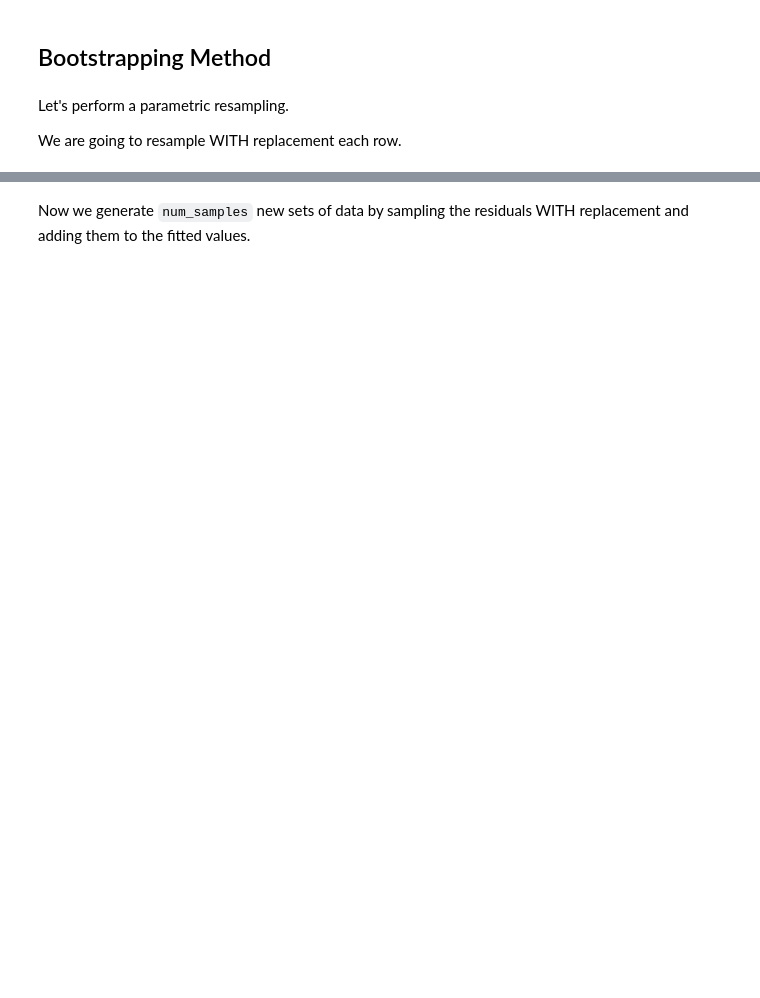
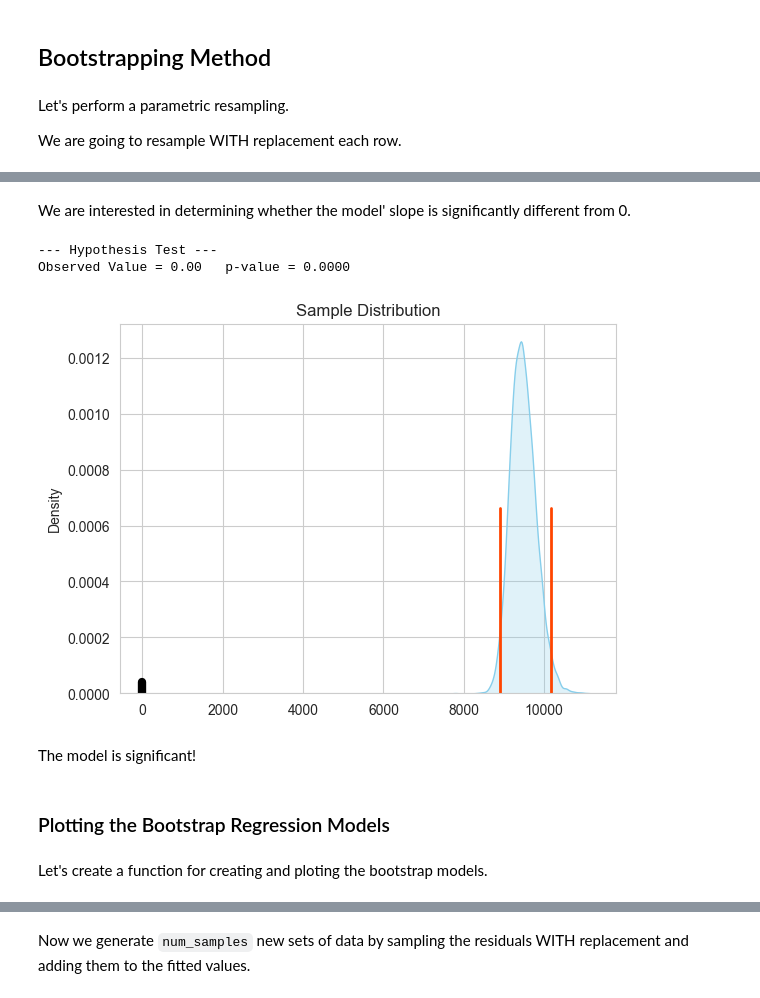
Before and after one commit to Goliath-Research/Computational-Statistics, a Jupyter notebook: 05-Forecasting/05-Boot_SimpleLinearReg.ipynb, the cells around one changed output, grey strips where cells are left out. Saved outputs shown, nothing was run; the diff lists cells and outputs as text; code cells hidden in the pictures; blank space fills up the shorter version.

```diff
--- a/05-Forecasting/05-Boot_SimpleLinearReg.ipynb
+++ b/05-Forecasting/05-Boot_SimpleLinearReg.ipynb
@@ -261,0 +188,46 @@ df.head(3)
+# %%
+def graph_hyp_test(sample_value, sample_distribution, alpha=0.05, alternative='two-sided'):
+    '''
+    It computes and graph the two-samples hypothesis test.
+    sample_value:           observed value calculated from the sample
+    sample_distribution:    sample distribution calculated from the sample
+    alpha:                  significance level
+    alternative:            'two-sided', 'smaller', and 'larger'
+    '''
+    print('--- Hypothesis Test ---')
+    # plotting the sample distribution
+    sns.kdeplot(x=sample_distribution, color='skyblue', fill=True).set_title('Sample Distribution')
+    # plotting the statistic
+    plt.axvline(x=sample_value, ymin=0, ymax= 0.03, color='black', linewidth=6)
+    # get the p-value
+    p_val = get_p_value(sample_distribution, sample_value, alternative)
+    # plotting the two critical regions
+    if alternative=='two-sided':
+        cv1 = np.round(np.percentile(sample_distribution, (alpha/2)*100),2)         # left critical value
+        cv2 = np.round(np.percentile(sample_distribution, 100-(alpha/2)*100),2)     # right critical value
+        plt.axvline(x = cv1, ymin=0, ymax=0.5, color='orangered', linewidth=2)
+        plt.axvline(x = cv2, ymin=0, ymax=0.5, color='orangered', linewidth=2);
+    # plotting the left critical region
+    elif alternative=='smaller':
+        cv1 = np.round(np.percentile(sample_distribution, alpha*100),2)             # left critical value
+        plt.axvline(x = cv1, ymin=0, ymax=0.5, color='orangered', linewidth=2)
+    # plotting the right critical region
+    else:
+        cv2 = np.round(np.percentile(sample_distribution, 100-alpha*100),2)         # right critical value
+        plt.axvline(x = cv2, ymin=0, ymax=0.5, color='orangered', linewidth=2)
+    # printing the statistic and the p-value
+    print('Observed Value = %.2f\tp-value = %.4f' %(sample_value, p_val))
+# %% [markdown]
+We are interested in determining whether the model' slope is significantly different from 0.
+# %%
+graph_hyp_test(0, slope_sample_distribution)
+# %% [output]
+--- Hypothesis Test ---
+Observed Value = 0.00   p-value = 0.0000
+[figure, added]
+# %% [markdown]
+The model is significant!
+# %% [markdown]
+### Plotting the Bootstrap Regression Models
+# %% [markdown]
+Let's create a function for creating and ploting the bootstrap models.
```
Also changed, not shown: parts of 71 cells of this notebook, 1 other file.
